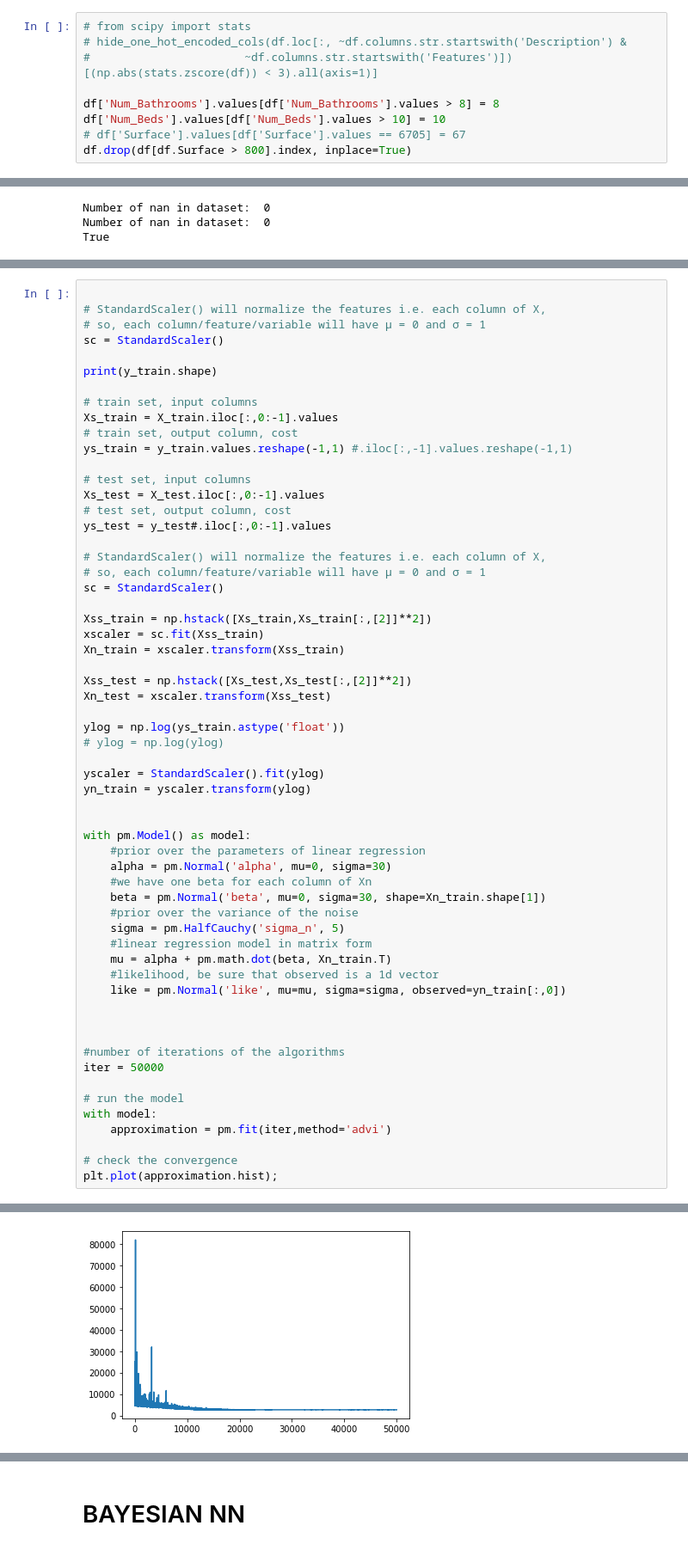
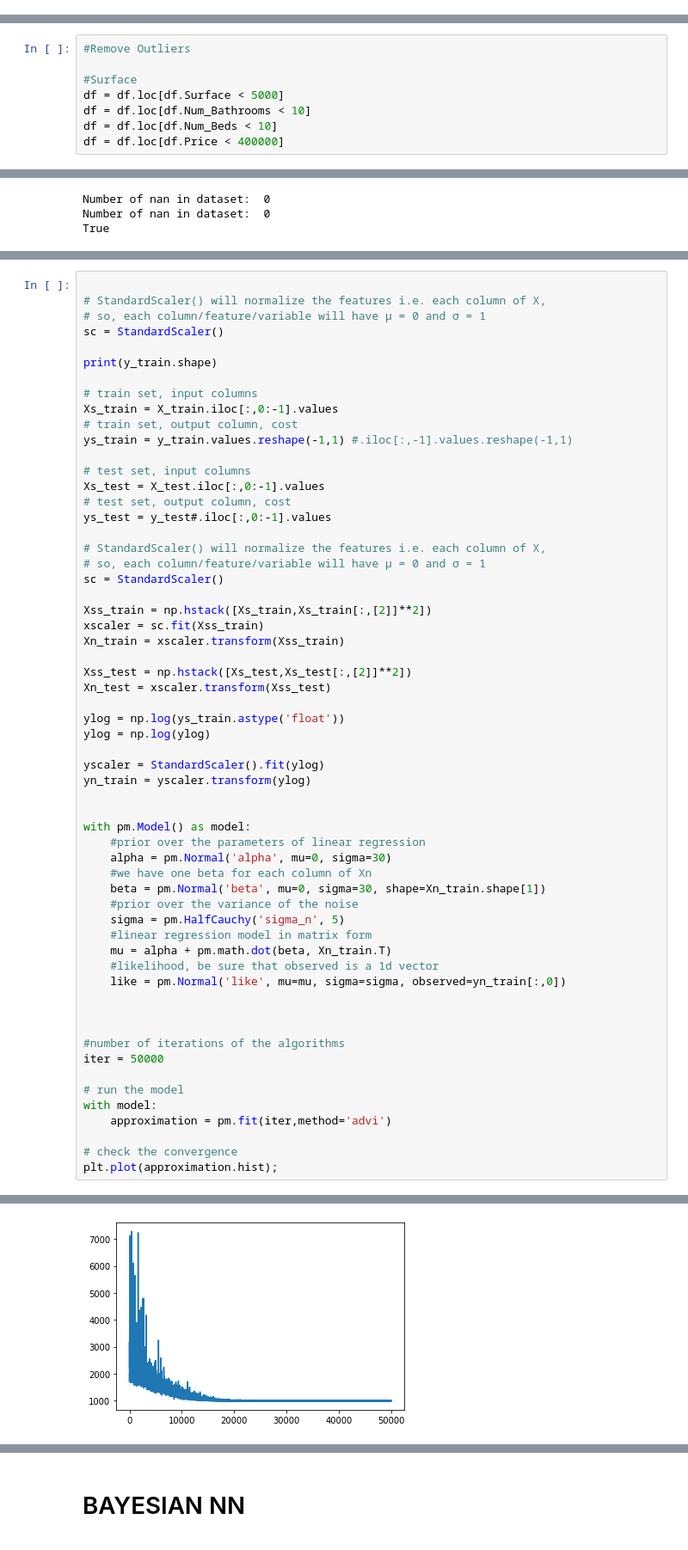
Before and after one commit to tomkeane07/AI-Projects-UL, a Jupyter notebook: semester3/MachineLearningApplications/E3/E3.ipynb, the cells around one changed output, grey strips where cells are left out. Shown at 86% size. Drawn from its saved outputs; the diff is of its cells as text.

```diff
--- a/semester3/MachineLearningApplications/E3/E3.ipynb
+++ b/semester3/MachineLearningApplications/E3/E3.ipynb
@@ -399,12 +399,3 @@ Length: 176, dtype: int64
 [figure]
 # %% [markdown]
 ### Outliers
-# %%
-# from scipy import stats
-# hide_one_hot_encoded_cols(df.loc[:, ~df.columns.str.startswith('Description') &
-#                       ~df.columns.str.startswith('Features')])[(np.abs(stats.zscore(df)) < 3).all(axis=1)]
-
-df['Num_Bathrooms'].values[df['Num_Bathrooms'].values > 8] = 8
-df['Num_Beds'].values[df['Num_Beds'].values > 10] = 10
-# df['Surface'].values[df['Surface'].values == 6705] = 67
-df.drop(df[df.Surface > 800].index, inplace=True)
@@ -411,3 +434,11 @@ df.drop(df[df.Surface > 800].index, inplace=True)
+# %%
+#Remove Outliers
+
+#Surface
+df = df.loc[df.Surface < 5000]
+df = df.loc[df.Num_Bathrooms < 10]
+df = df.loc[df.Num_Beds < 10]
+df = df.loc[df.Price < 400000]
 # %% [markdown]
 # NATURAL LANGUAGE PROCESSING
 # %% [markdown]
@@ -709,7 +740,7 @@ Xss_test = np.hstack([Xs_test,Xs_test[:,[2]]**2])
 Xn_test = xscaler.transform(Xss_test)
 
 ylog = np.log(ys_train.astype('float'))
-# ylog = np.log(ylog)
+ylog = np.log(ylog)
 
 yscaler = StandardScaler().fit(ylog)
 yn_train = yscaler.transform(ylog)
@@ -745,4 +776,4 @@ Finished [100%]: Average Loss = 2,662.7
-[figure, old version]
+[figure, new version]
 # %%
 # samples from the posterior
 posterior = approximation.sample(5000)
```
Also changed, not shown: parts of 14 cells of this notebook.
